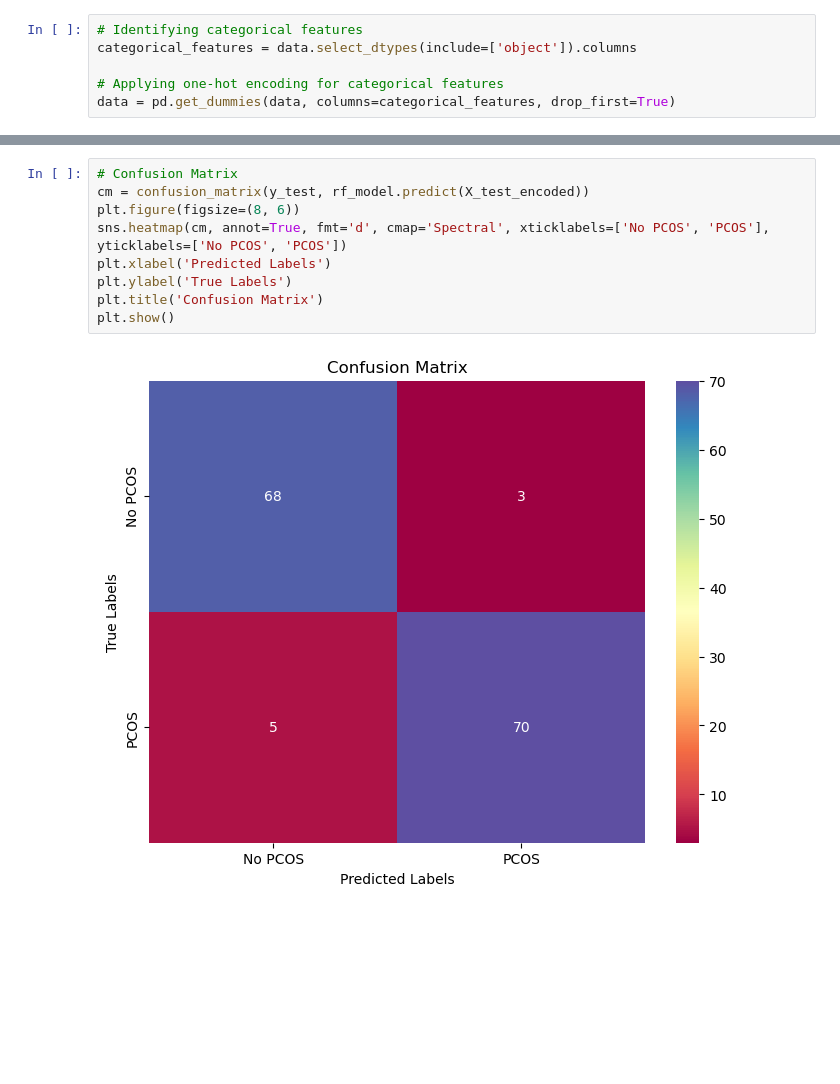
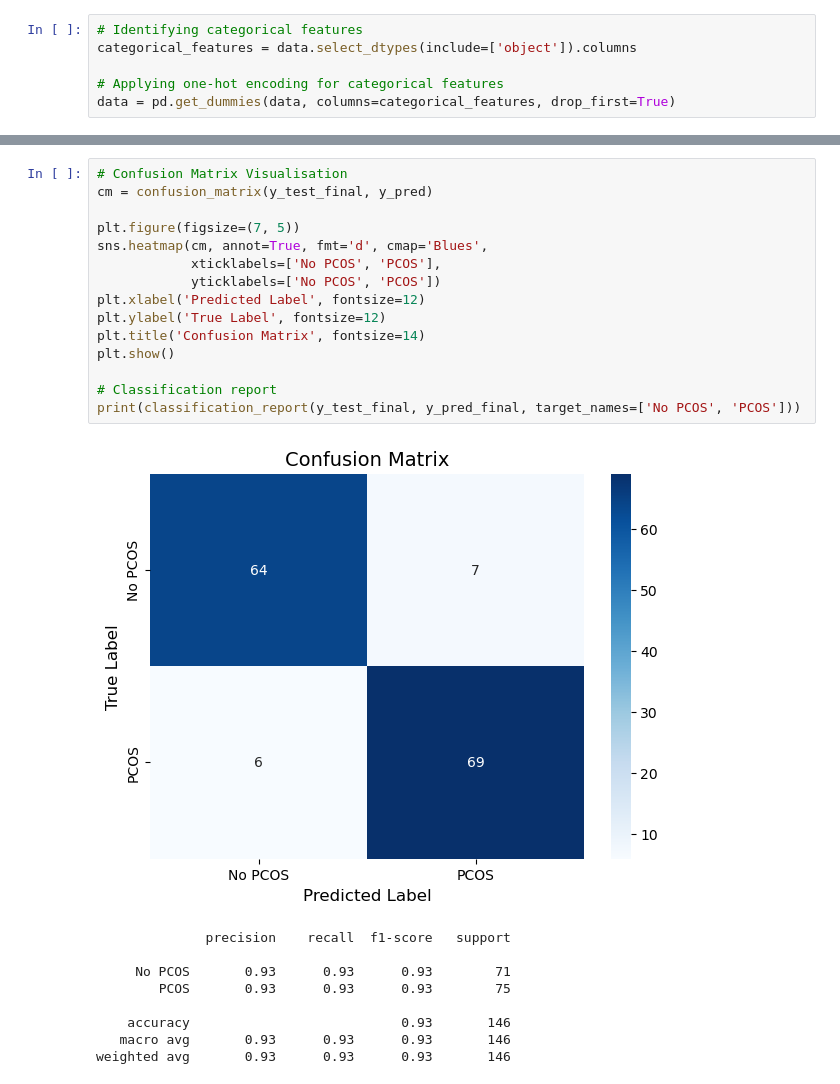
Before and after one commit to Kanishka-sharma/Hybrid-Approach-to-Predict-PCOS, a Jupyter notebook: Hybrid Model -PCOS.ipynb, the cells around one changed output, grey strips where cells are left out. Drawn from its saved outputs; the diff is of its cells as text; blank space fills up the shorter version.

```diff
--- a/Hybrid Model -PCOS.ipynb
+++ b/Hybrid Model -PCOS.ipynb
@@ -742,12 +734,26 @@ plt.show()
 # %%
-# Confusion Matrix
-cm = confusion_matrix(y_test, rf_model.predict(X_test_encoded))
-plt.figure(figsize=(8, 6))
-sns.heatmap(cm, annot=True, fmt='d', cmap='Spectral', xticklabels=['No PCOS', 'PCOS'], yticklabels=['No PCOS', 'PCOS'])
-plt.xlabel('Predicted Labels')
-plt.ylabel('True Labels')
-plt.title('Confusion Matrix')
+# Confusion Matrix Visualisation
+cm = confusion_matrix(y_test_final, y_pred)
+
+plt.figure(figsize=(7, 5))
+sns.heatmap(cm, annot=True, fmt='d', cmap='Blues',
+            xticklabels=['No PCOS', 'PCOS'],
+            yticklabels=['No PCOS', 'PCOS'])
+plt.xlabel('Predicted Label', fontsize=12)
+plt.ylabel('True Label', fontsize=12)
+plt.title('Confusion Matrix', fontsize=14)
 plt.show()
+
+# Classification report
+print(classification_report(y_test_final, y_pred_final, target_names=['No PCOS', 'PCOS']))
 # %% [output]
-[figure, old version]
+[figure, new version]
+              precision    recall  f1-score   support
+
+     No PCOS       0.93      0.93      0.93        71
+        PCOS       0.93      0.93      0.93        75
+
+    accuracy                           0.93       146
+   macro avg       0.93      0.93      0.93       146
+weighted avg       0.93      0.93      0.93       146
 # %%
```
Also changed, not shown: parts of 19 cells of this notebook.
